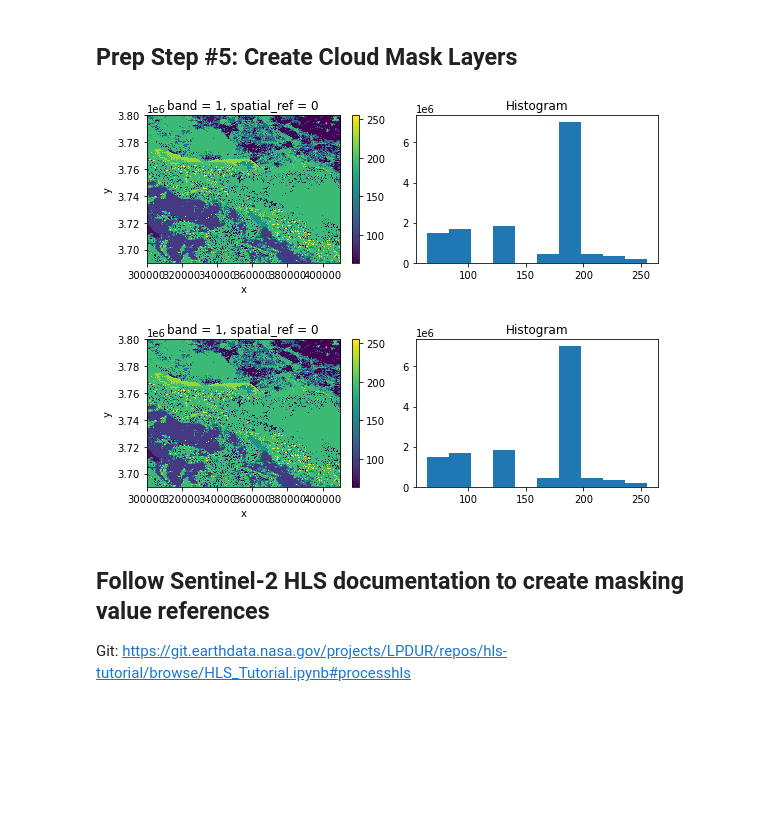
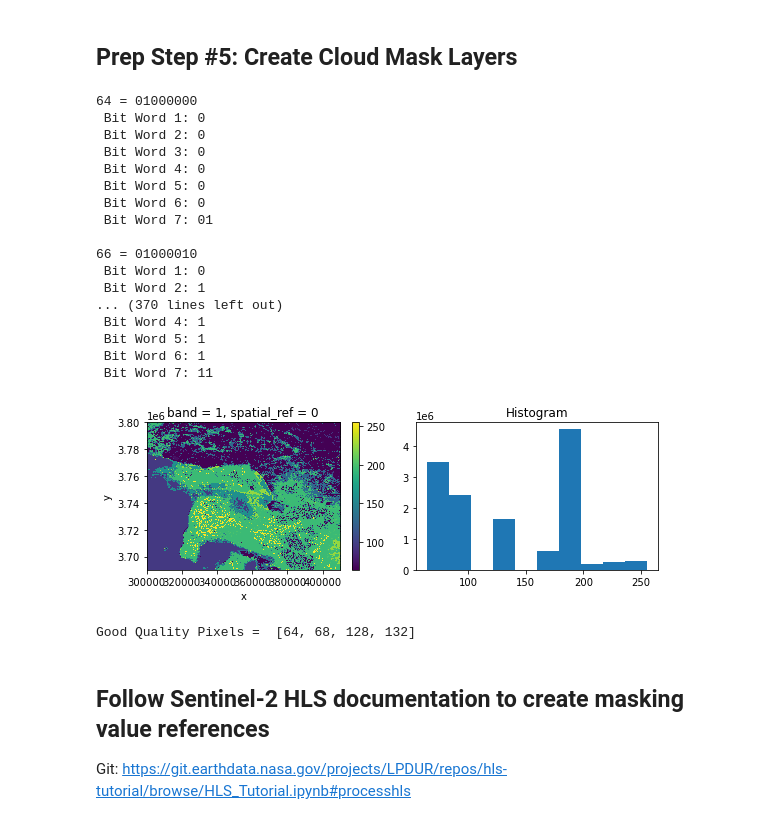
Before and after one commit to jensenwid/ea-capstone-2022, a Jupyter notebook: ea-capstone-workbook-2022.ipynb, the cells around one changed output. Cells and saved outputs as stored; diff of their text form; code cells hidden in the pictures; blank space fills up the shorter version.

```diff
--- a/ea-capstone-workbook-2022.ipynb
+++ b/ea-capstone-workbook-2022.ipynb
@@ -90,25 +106,20 @@ from shapely.geometry import box
 # %%
 # set up paths to data
 
-# Download data and set working directory
-os.chdir(os.path.join(et.io.HOME,
-                      'earth-analytics',
-                      'data'))
-
 # LA spreading grounds shapefiles
-shape_spread_path = os.path.join("capstone",
+shape_spread_path = os.path.join("data",
                                  "la-spreading-grounds",
                                  "Spreading_Grounds_Feature_Layer.shp")
 shape_spread_data = gpd.read_file(shape_spread_path)
 
 #LA catchment areas shapefiles
-shape_catchment_path = os.path.join("capstone",
+shape_catchment_path = os.path.join("data",
                                     "la-catchment-areas",
                                     "Los_Angeles_County_Catchment_Areas.shp")
 shape_catchment_data = gpd.read_file(shape_catchment_path)
 
 #LA area region crop
-la_crop_path = os.path.join("capstone",
+la_crop_path = os.path.join("data",
                        "Sentinel-2-Shapefile-Index",
                        "sentinel_2_index_shapefile.shp")
 
@@ -117,26 +128,26 @@ la_crop_data = gpd.read_file(la_crop_path).loc[
 
 #City boundaries shapefiles
 
-city_boundaries_path = os.path.join("capstone",
+city_boundaries_path = os.path.join("data",
                                     "la-city-boundaries",
                                     "City_Boundaries.shp")
 
 city_boundaries_data = gpd.read_file(city_boundaries_path)
 
 #LA streams and rivers shapefiles
-la_streams_rivers_path = os.path.join("capstone",
+la_streams_rivers_path = os.path.join("data",
                                      "la-streams-rivers",
                                      "geo_export_339f28ec-e123-431b-a506-4d994dfd8153.shp")
 la_streams_rivers_data = gpd.read_file(la_streams_rivers_path)
 
 
 #Sentinel-2 data paths
-sent_jan_2022_path = os.path.join("capstone",
+sent_jan_2022_path = os.path.join("data",
                                   "sent-jan-2022")
-sent_jul_2021_path = os.path.join("capstone",
+sent_jul_2021_path = os.path.join("data",
                                   "sent-jul-2021")
 
-sent_all_2021_path = os.path.join("capstone",
+sent_all_2021_path = os.path.join("data",
                                   "sent-all-2021")
 
 #Select path that will be used primarily for analysis
@@ -146,5 +157,6 @@ sent_path = os.path.join(sent_all_2021_path)
 band_8_paths = glob(os.path.join(sent_path,"*B08*.tif"))
 band_11_paths = glob(os.path.join(sent_path,"*B11*.tif"))
 qa_layer_paths = glob(os.path.join(sent_path,"*Fmask*.tif"))
+
 ndmi_band_paths = band_8_paths + band_11_paths
 # %% [markdown]
@@ -261,22 +336,45 @@ eaton_shape
 # %%
 # Create path for the pixel_qa_layer for subdirectory scene
 scene_pixel_qa_path = os.path.join(sent_path,
-                                  "HLS.S30.T11SLT.2021003T183751.v2.0.Fmask.tif")
+                                  "HLS.S30.T11SLT.2021008T183739.v2.0.Fmask.tif")
 
 sent_qa = rxr.open_rasterio(scene_pixel_qa_path).squeeze()
 
-sent_qa
+#define valid values to be exluded from mask
+goodQuality = cloud_mask(fmask = sent_qa)
+
+#plot the QA layers to visualize masks
+
 fig, (ax1, ax2) = plt.subplots(1,2, figsize=(8,3))
 sent_qa.plot.imshow(ax=ax1)
 
 plt.title("Fmask QA Layer for Sentinel-2 HLS; \n 11SLT (LA Region)")
 sent_qa.plot.hist(ax=ax2)
 
 plt.tight_layout()
 plt.show()
+
+print("Good Quality Pixels = ",goodQuality)
 # %% [output]
+64 = 01000000
+ Bit Word 1: 0
+ Bit Word 2: 0
+ Bit Word 3: 0
+ Bit Word 4: 0
+ Bit Word 5: 0
+ Bit Word 6: 0
+ Bit Word 7: 01
+
+66 = 01000010
+ Bit Word 1: 0
+ Bit Word 2: 1
+... (370 lines left out)
+ Bit Word 4: 1
+ Bit Word 5: 1
+ Bit Word 6: 1
+ Bit Word 7: 11
-[figure, old version]
+[figure, new version]
-[figure, removed]
+Good Quality Pixels =  [64, 68, 128, 132]
 # %% [markdown]
 ## Follow Sentinel-2 HLS documentation to create masking value references ##
 
```
Also changed, not shown: parts of 27 cells of this notebook, 4 other files.
